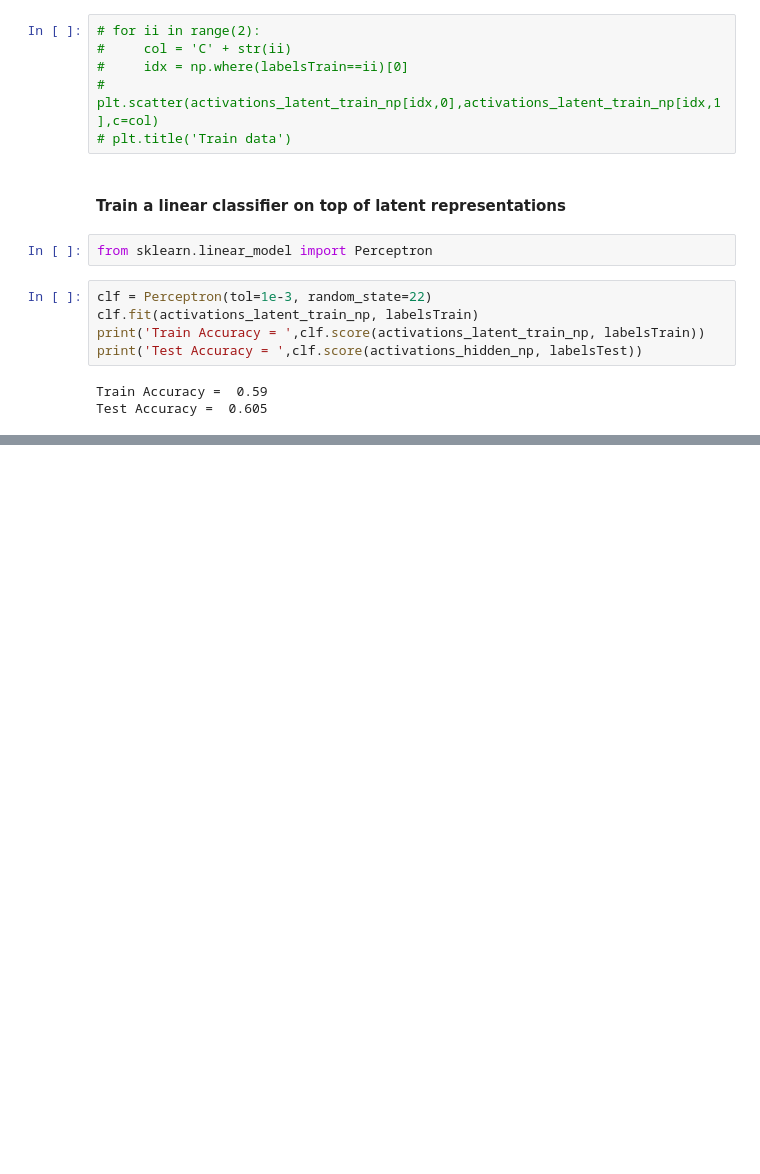
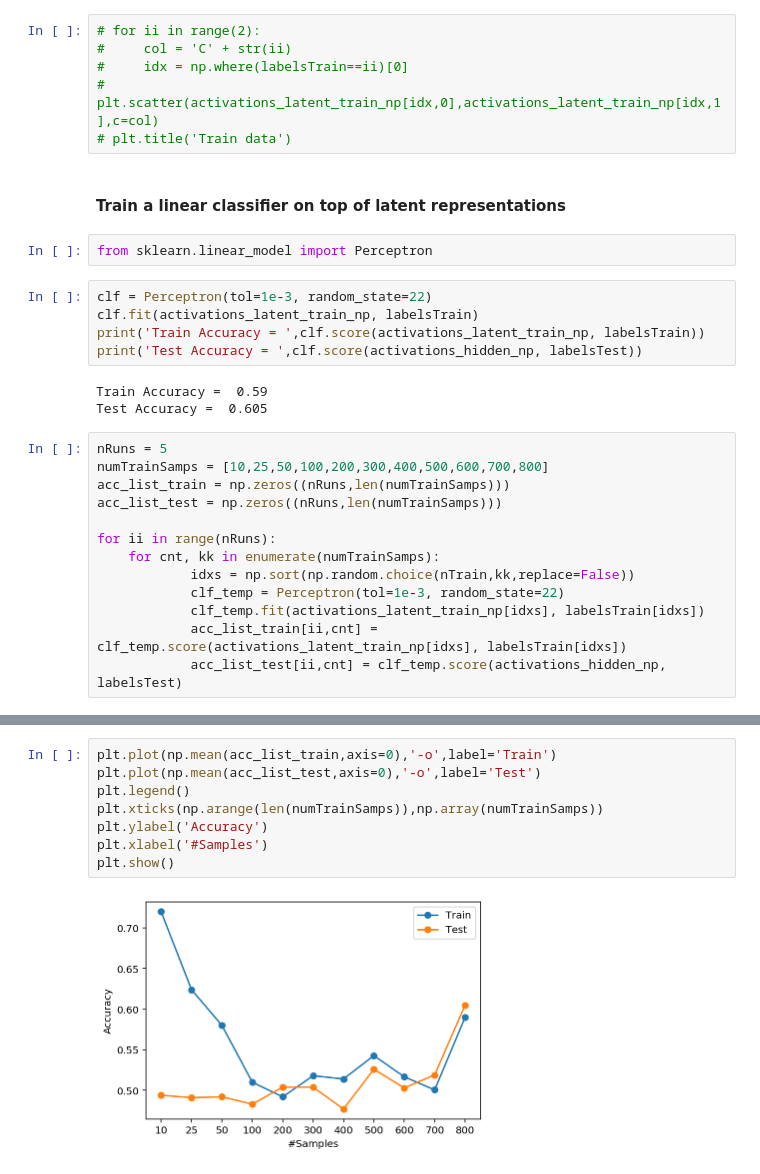
Before and after one commit to ootks/CS8803FinalProject, a Jupyter notebook: Toy-Data-Backprop-MLP-Learning.ipynb, the cells around one changed output, grey strips where cells are left out. Cells and saved outputs as stored; diff of their text form; blank space fills up the shorter version.

```diff
--- a/Toy-Data-Backprop-MLP-Learning.ipynb
+++ b/Toy-Data-Backprop-MLP-Learning.ipynb
@@ -472,3 +472,16 @@ print('Test Accuracy = ',clf.score(activations_hidden_np, labelsTest))
 # %% [output]
 Train Accuracy =  0.59
 Test Accuracy =  0.605
+# %%
+nRuns = 5
+numTrainSamps = [10,25,50,100,200,300,400,500,600,700,800]
+acc_list_train = np.zeros((nRuns,len(numTrainSamps)))
+acc_list_test = np.zeros((nRuns,len(numTrainSamps)))
+
+for ii in range(nRuns):
+    for cnt, kk in enumerate(numTrainSamps):
+            idxs = np.sort(np.random.choice(nTrain,kk,replace=False))
+            clf_temp = Perceptron(tol=1e-3, random_state=22)
+            clf_temp.fit(activations_latent_train_np[idxs], labelsTrain[idxs])
+            acc_list_train[ii,cnt] = clf_temp.score(activations_latent_train_np[idxs], labelsTrain[idxs])
+            acc_list_test[ii,cnt] = clf_temp.score(activations_hidden_np, labelsTest)
@@ -474,0 +500,10 @@ Test Accuracy =  0.605
+# %%
+plt.plot(np.mean(acc_list_train,axis=0),'-o',label='Train')
+plt.plot(np.mean(acc_list_test,axis=0),'-o',label='Test')
+plt.legend()
+plt.xticks(np.arange(len(numTrainSamps)),np.array(numTrainSamps))
+plt.ylabel('Accuracy')
+plt.xlabel('#Samples')
+plt.show()
+# %% [output]
+[figure, added]
```
Also changed, not shown: parts of 1 cell of this notebook.
